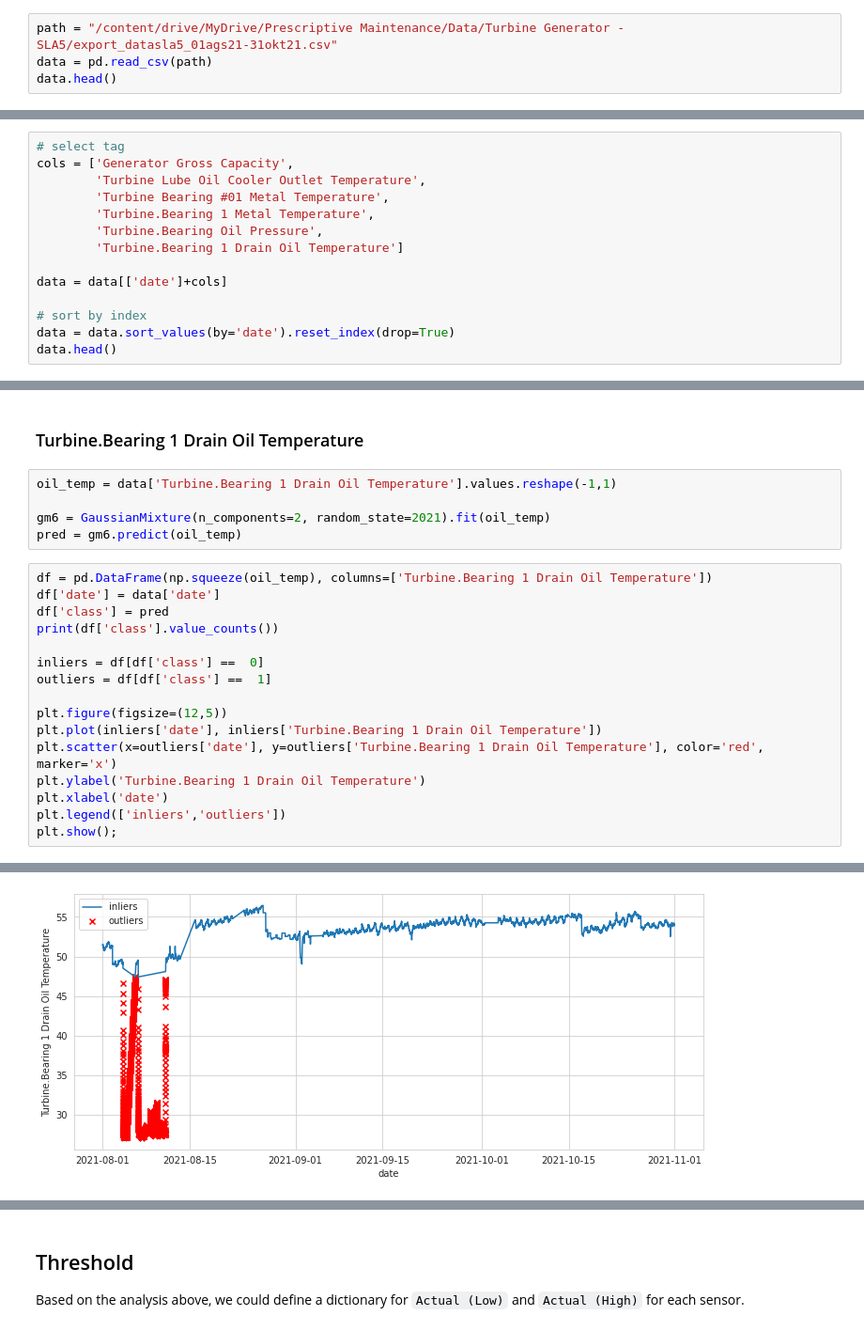
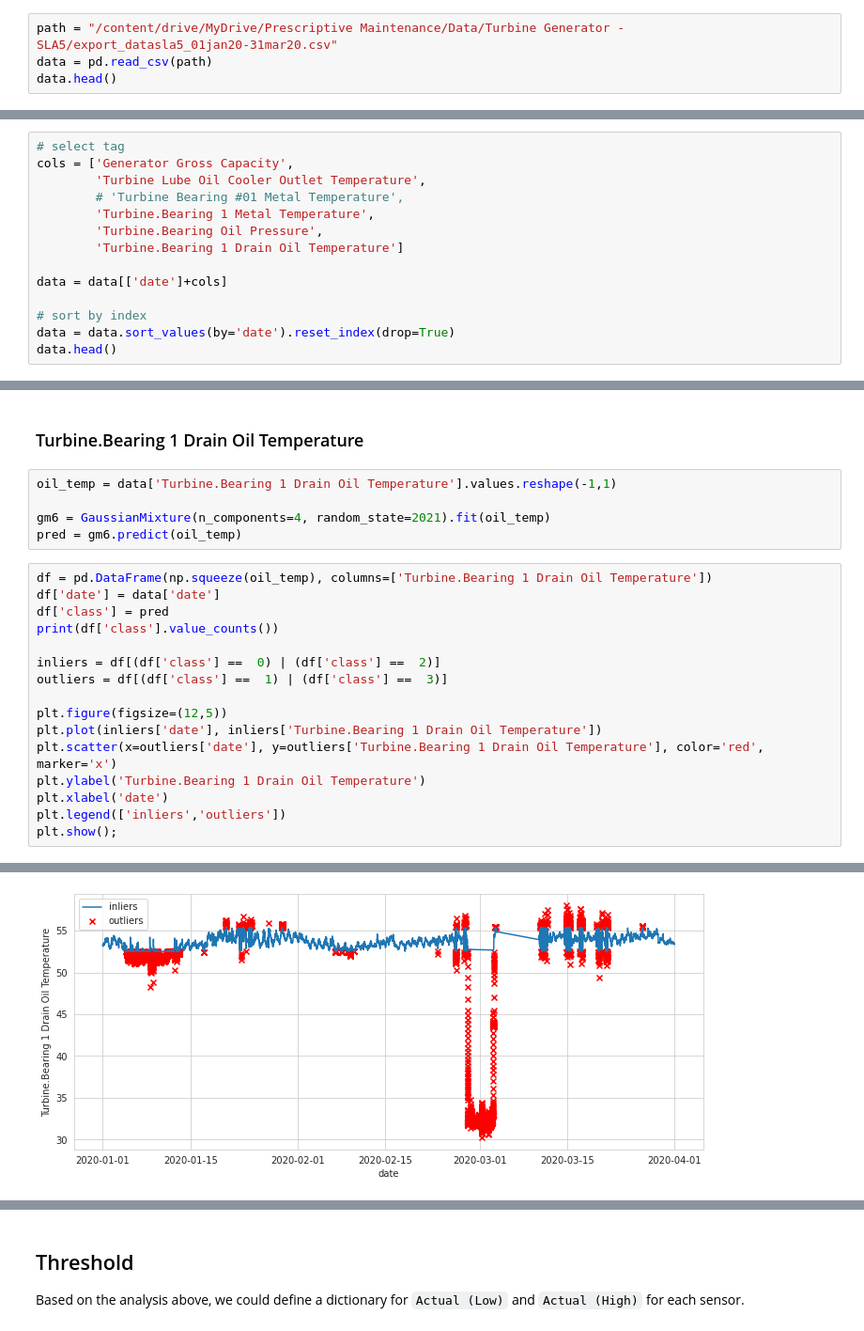
Before and after one commit to yasirabd/research-diagnostic-turbine, a Jupyter notebook: Prognostics_Turbine_Bearing_1_Cooling_Loss.ipynb, the cells around one changed output, grey strips where cells are left out. Shown at 94% size. Cells and saved outputs as stored; diff of their text form.

```diff
--- a/Prognostics_Turbine_Bearing_1_Cooling_Loss.ipynb
+++ b/Prognostics_Turbine_Bearing_1_Cooling_Loss.ipynb
@@ -22,7 +22,7 @@ from sklearn.metrics import mean_squared_error
 # %% [markdown]
 # Load Data
 # %%
-path = "/content/drive/MyDrive/Prescriptive Maintenance/Data/Turbine Generator - SLA5/export_datasla5_01ags21-31okt21.csv"
+path = "/content/drive/MyDrive/Prescriptive Maintenance/Data/Turbine Generator - SLA5/export_datasla5_01jan20-31mar20.csv"
 data = pd.read_csv(path)
 data.head()
 # %% [output]
@@ -122,7 +122,7 @@ else
 # select tag
 cols = ['Generator Gross Capacity',
         'Turbine Lube Oil Cooler Outlet Temperature',
-        'Turbine Bearing #01 Metal Temperature',
+        # 'Turbine Bearing #01 Metal Temperature',
         'Turbine.Bearing 1 Metal Temperature',
         'Turbine.Bearing Oil Pressure',
         'Turbine.Bearing 1 Drain Oil Temperature']
@@ -619,7 +655,7 @@ inliers.describe()
 # %%
 oil_temp = data['Turbine.Bearing 1 Drain Oil Temperature'].values.reshape(-1,1)
 
-gm6 = GaussianMixture(n_components=2, random_state=2021).fit(oil_temp)
+gm6 = GaussianMixture(n_components=4, random_state=2021).fit(oil_temp)
 pred = gm6.predict(oil_temp)
 # %%
 df = pd.DataFrame(np.squeeze(oil_temp), columns=['Turbine.Bearing 1 Drain Oil Temperature'])
@@ -627,8 +663,8 @@ df['date'] = data['date']
 df['class'] = pred
 print(df['class'].value_counts())
 
-inliers = df[df['class'] ==  0]
-outliers = df[df['class'] ==  1]
+inliers = df[(df['class'] ==  0) | (df['class'] ==  2)]
+outliers = df[(df['class'] ==  1) | (df['class'] ==  3)]
 
 plt.figure(figsize=(12,5))
 plt.plot(inliers['date'], inliers['Turbine.Bearing 1 Drain Oil Temperature'])
@@ -643,5 +681,5 @@ plt.show();
 Name: class, dtype: int64
-[figure, old version]
+[figure, new version]
 # %%
 # static inliers
 inliers.describe()
```
Also changed, not shown: parts of 59 cells of this notebook.
